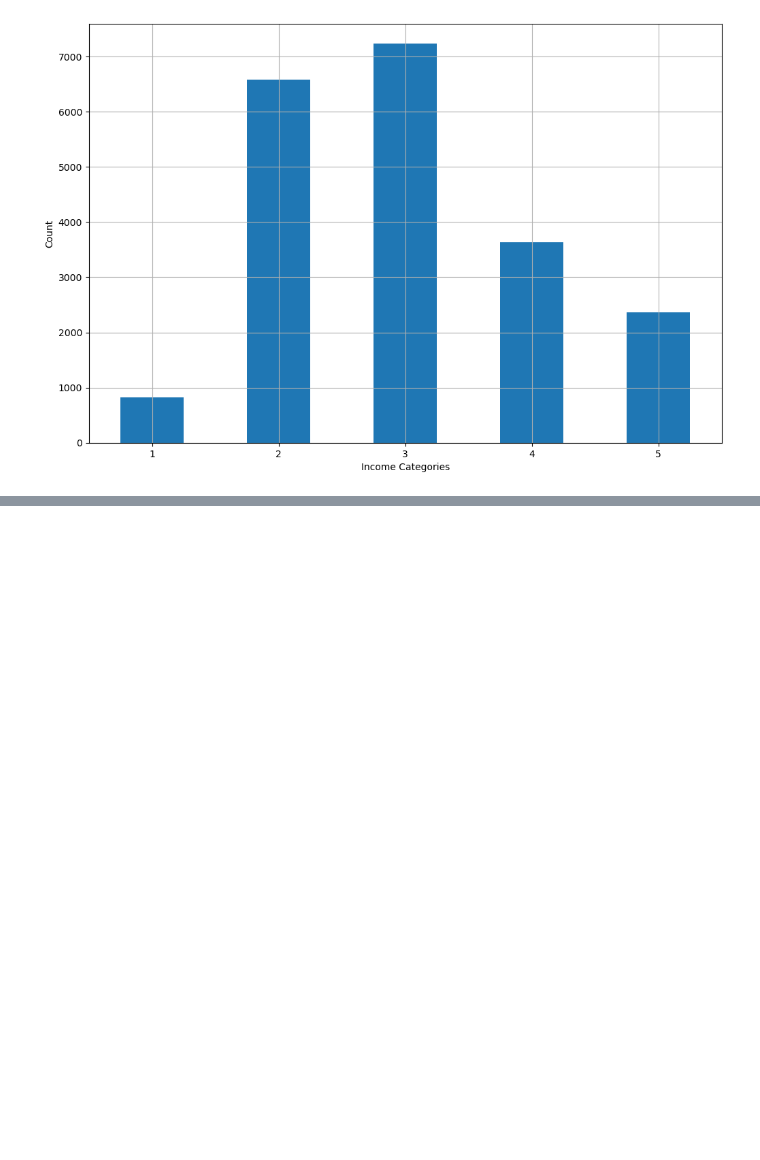
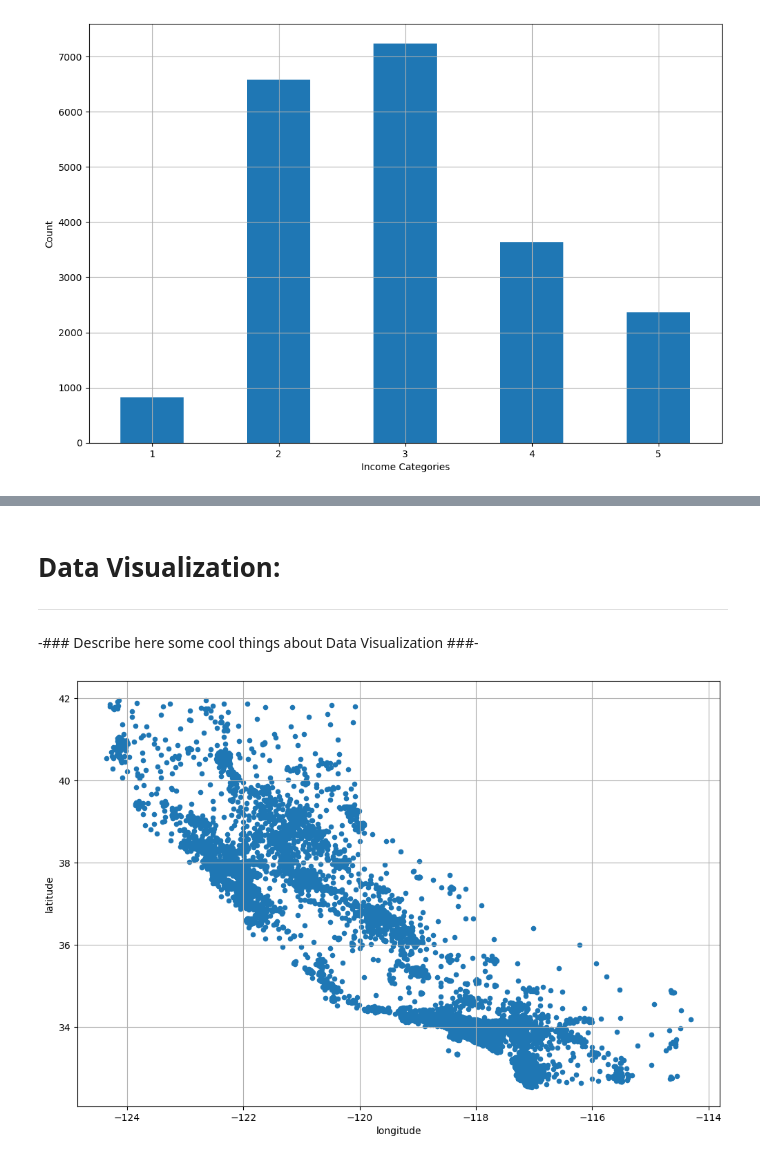
Before and after one commit to edmar-bevilaqua/data_science, a Jupyter notebook: Projeto End-to-End/End_to_end_project.ipynb, the cells around one changed output, grey strips where cells are left out. Cells and saved outputs as stored; diff of their text form; code cells hidden in the pictures; blank space fills up the shorter version.

```diff
--- a/Projeto End-to-End/End_to_end_project.ipynb
+++ b/Projeto End-to-End/End_to_end_project.ipynb
@@ -150,0 +196,10 @@ plt.show()
+# %% [markdown]
+# Data Visualization:
+---
+# %% [markdown]
+-### Describe here some cool things about Data Visualization ###-
+# %%
+housing.plot(kind="scatter", x="longitude", y="latitude", grid=True, figsize=(12,8))
+plt.show()
+# %% [output]
+[figure, added]
```
Also changed, not shown: parts of 12 cells of this notebook.
